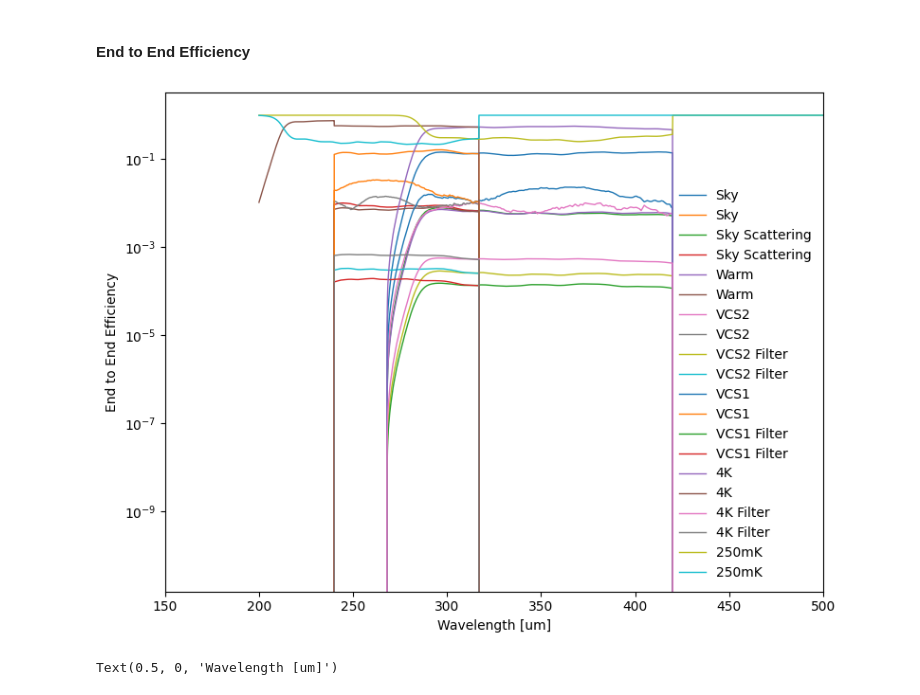
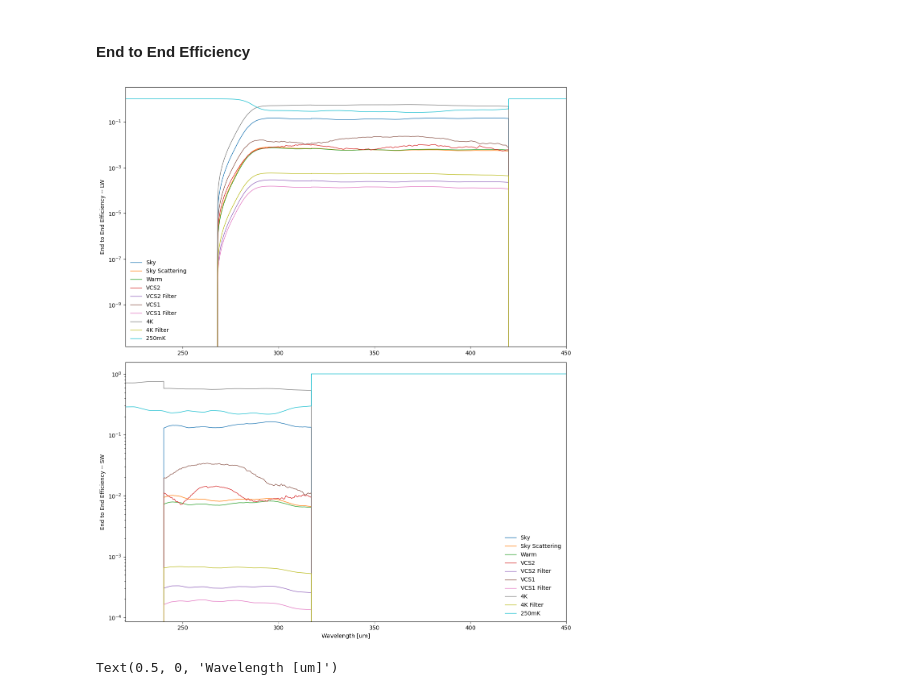
Before and after one commit to tim-balloon/tim-inst_modl, a Jupyter notebook: Spectral_loading_model/Spectral_loading.ipynb, the cells around one changed output. Cells and saved outputs as stored; diff of their text form; code cells hidden in the pictures.

Commit message:
adding the spectral band plot

```diff
--- a/Spectral_loading_model/Spectral_loading.ipynb
+++ b/Spectral_loading_model/Spectral_loading.ipynb
@@ -618,22 +618,38 @@ plt.tight_layout()
 # %% [markdown]
 #### End to End Efficiency
 # %%
-plt.figure(figsize=(8,6), dpi=100)
+# fig,plt.figure(figsize=(8,6), dpi=100)
+
+# for i,source in enumerate(stackLW.sources):
+#     plt.plot(lamb/1e-6, stackLW.efficiency[i], label=source.name)
+#     plt.plot(lamb/1e-6, stackSW.efficiency[i], label=source.name)
+
+# plt.xlim([150,500])
+
+fig,axs = plt.subplots(2,1,figsize=(12,14), dpi=100)
+
 
 for i,source in enumerate(stackLW.sources):
-    plt.plot(lamb/1e-6, stackLW.efficiency[i], label=source.name)
-    plt.plot(lamb/1e-6, stackSW.efficiency[i], label=source.name)
+    axs[0].plot(lamb/1e-6, stackLW.efficiency[i], label=source.name)
 
-plt.xlim([150,500])
-plt.yscale("log")
+for i,source in enumerate(stackSW.sources):
+    axs[1].plot(lamb/1e-6, stackSW.efficiency[i], label=source.name)
 
-plt.ylabel("End to End Efficiency")
-plt.xlabel('Wavelength [um]')
+axs[0].set_xlim([220,450])
+axs[1].set_xlim([220,450])
 
-plt.legend(frameon=0)
+axs[0].set_yscale("log")
+axs[1].set_yscale("log")
+
+axs[0].set_ylabel("End to End Efficiency -- LW")
+axs[1].set_ylabel("End to End Efficiency -- SW")
+axs[1].set_xlabel('Wavelength [um]')
+
+axs[0].legend(frameon=0)
+axs[1].legend(frameon=0)
 plt.tight_layout()
 # %% [output]
-[figure, old version]
+[figure, new version]
 # %%
 SWlambMin = 240e-6
 SWlambMax = 317e-6
```
Also changed, not shown: parts of 7 cells of this notebook, 6 other files.
